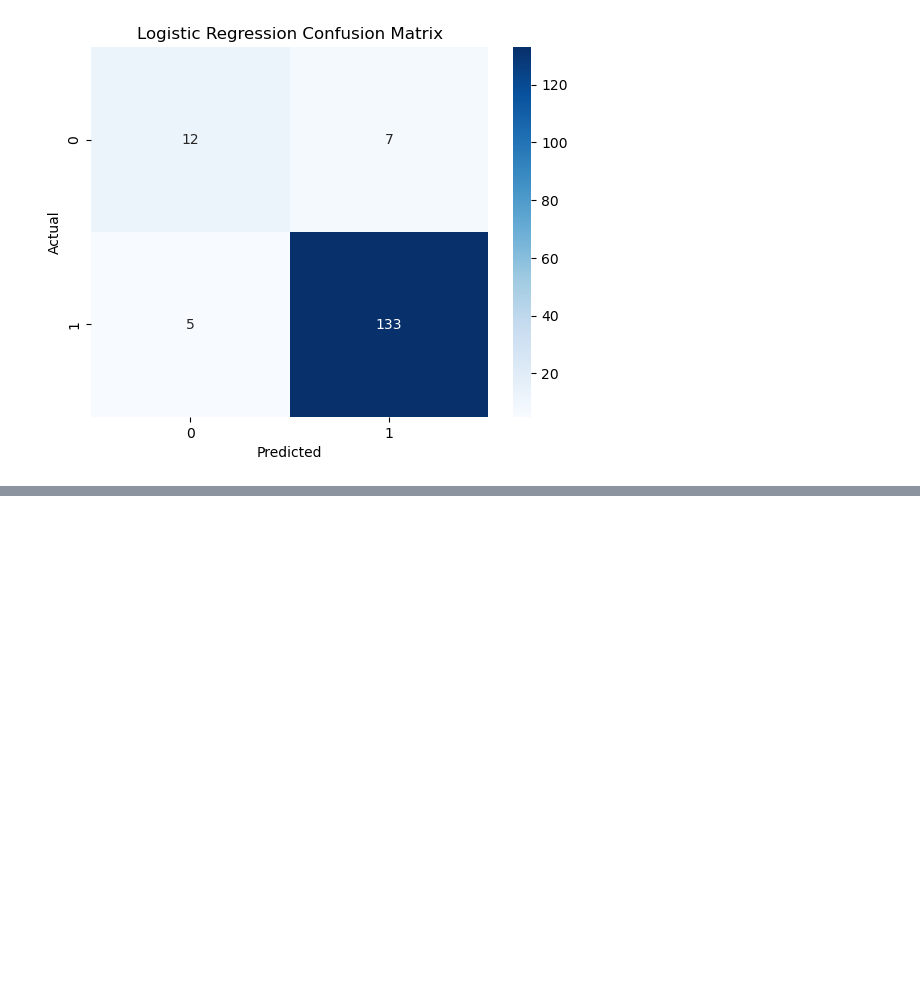
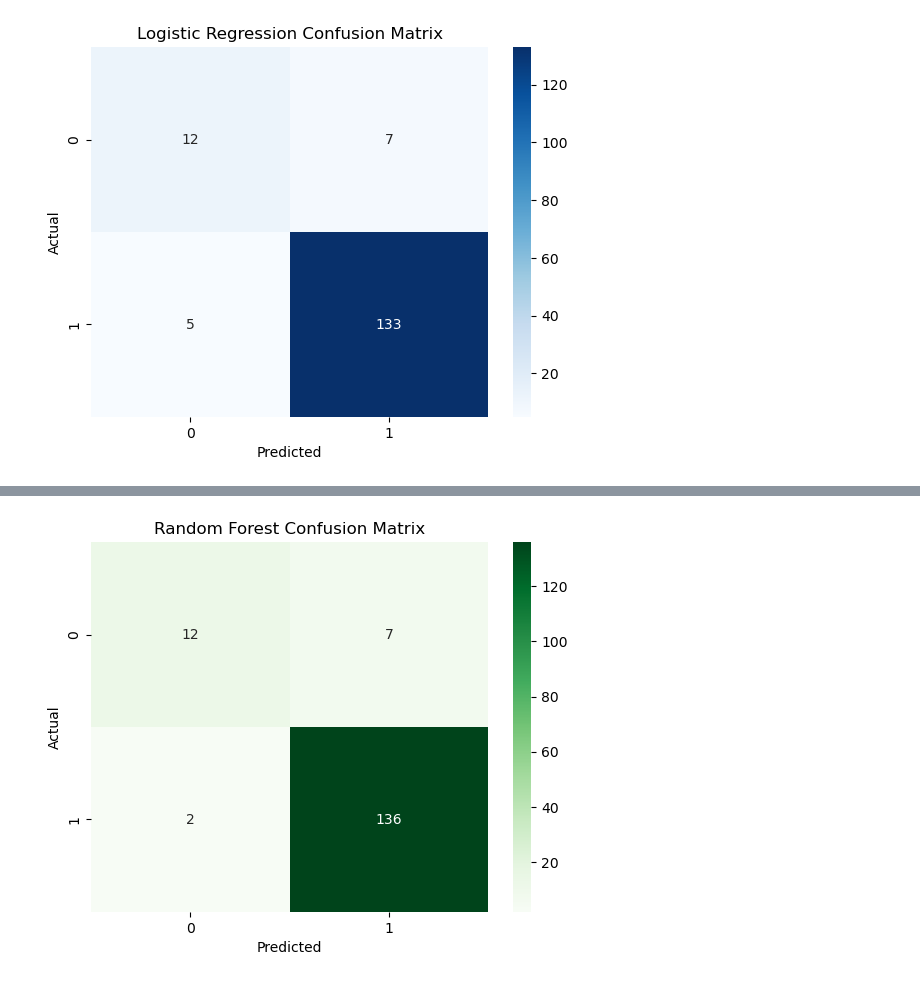
Before and after one commit to ankitamohapatra0406/Instagram-Fake-User-Detection, a Jupyter notebook: notebooks/instagram_fake_detection.ipynb, the cells around one changed output, grey strips where cells are left out. Cells and saved outputs as stored; diff of their text form; code cells hidden in the pictures; blank space fills up the shorter version.

Commit message:
Trained and evaluated Random Forest model

```diff
--- a/notebooks/instagram_fake_detection.ipynb
+++ b/notebooks/instagram_fake_detection.ipynb
@@ -170,3 +170,12 @@ plt.ylabel("Actual")
 plt.show()
 # %% [output]
 [figure]
+# %%
+from sklearn.ensemble import RandomForestClassifier
+
+rf = RandomForestClassifier(
+    n_estimators=200,
+    random_state=42
+)
+
+rf.fit(X_train, y_train)
@@ -172,0 +184,2 @@ plt.show()
+# %%
+y_pred_rf = rf.predict(X_test)
@@ -172,0 +201,13 @@ plt.show()
+# %%
+sns.heatmap(
+    confusion_matrix(y_test, y_pred_rf),
+    annot=True,
+    fmt="d",
+    cmap="Greens"
+)
+plt.title("Random Forest Confusion Matrix")
+plt.xlabel("Predicted")
+plt.ylabel("Actual")
+plt.show()
+# %% [output]
+[figure, added]
```
Also changed, not shown: parts of 2 cells of this notebook.
